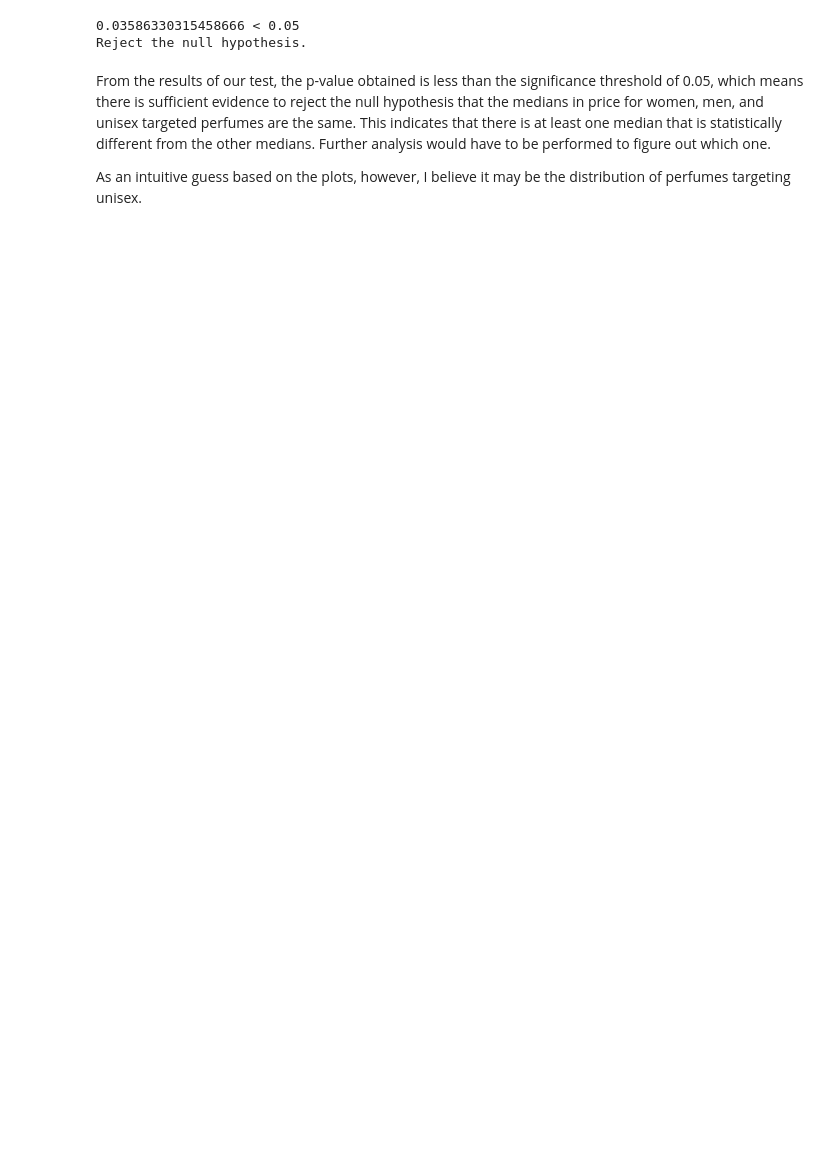
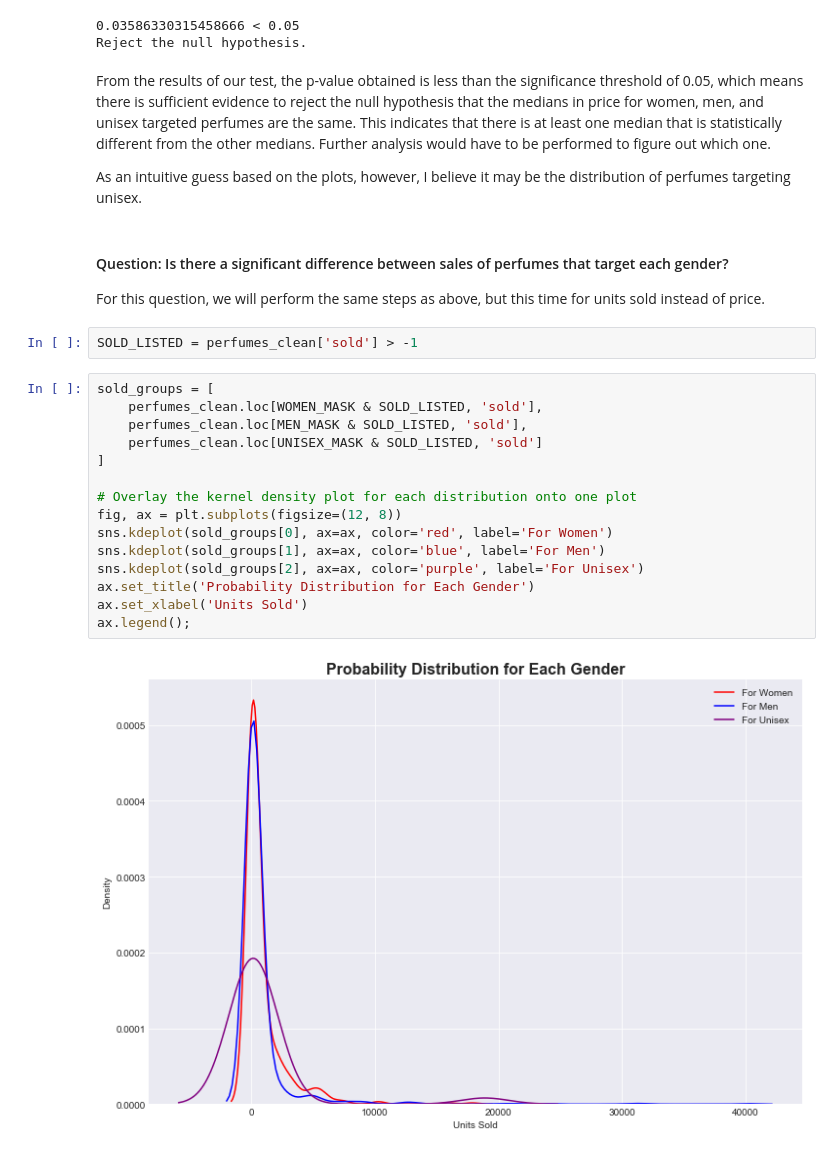
Before and after one commit to TrinityGahagen2K/ebay-perfume-analysis, a Jupyter notebook: ebay_perfume_analysis.ipynb, the cells around one changed output. Cells and saved outputs as stored; diff of their text form; blank space fills up the shorter version.

Commit message:
Added two more inferential analysis questions and respective hypothesis tests

```diff
--- a/ebay_perfume_analysis.ipynb
+++ b/ebay_perfume_analysis.ipynb
@@ -902,3 +902,25 @@ Reject the null hypothesis.
 From the results of our test, the p-value obtained is less than the significance threshold of 0.05, which means there is sufficient evidence to reject the null hypothesis that the medians in price for women, men, and unisex targeted perfumes are the same. This indicates that there is at least one median that is statistically different from the other medians. Further analysis would have to be performed to figure out which one.
 
 As an intuitive guess based on the plots, however, I believe it may be the distribution of perfumes targeting unisex.
+# %% [markdown]
+#### Question: Is there a significant difference between sales of perfumes that target each gender?
+For this question, we will perform the same steps as above, but this time for units sold instead of price.
+# %%
+SOLD_LISTED = perfumes_clean['sold'] > -1
+# %%
+sold_groups = [
+    perfumes_clean.loc[WOMEN_MASK & SOLD_LISTED, 'sold'],
+    perfumes_clean.loc[MEN_MASK & SOLD_LISTED, 'sold'],
+    perfumes_clean.loc[UNISEX_MASK & SOLD_LISTED, 'sold']
+]
+
+# Overlay the kernel density plot for each distribution onto one plot
+fig, ax = plt.subplots(figsize=(12, 8))
+sns.kdeplot(sold_groups[0], ax=ax, color='red', label='For Women')
+sns.kdeplot(sold_groups[1], ax=ax, color='blue', label='For Men')
+sns.kdeplot(sold_groups[2], ax=ax, color='purple', label='For Unisex')
+ax.set_title('Probability Distribution for Each Gender')
+ax.set_xlabel('Units Sold')
+ax.legend();
+# %% [output]
+[figure, added]
```
Also changed, not shown: parts of 25 cells of this notebook.
